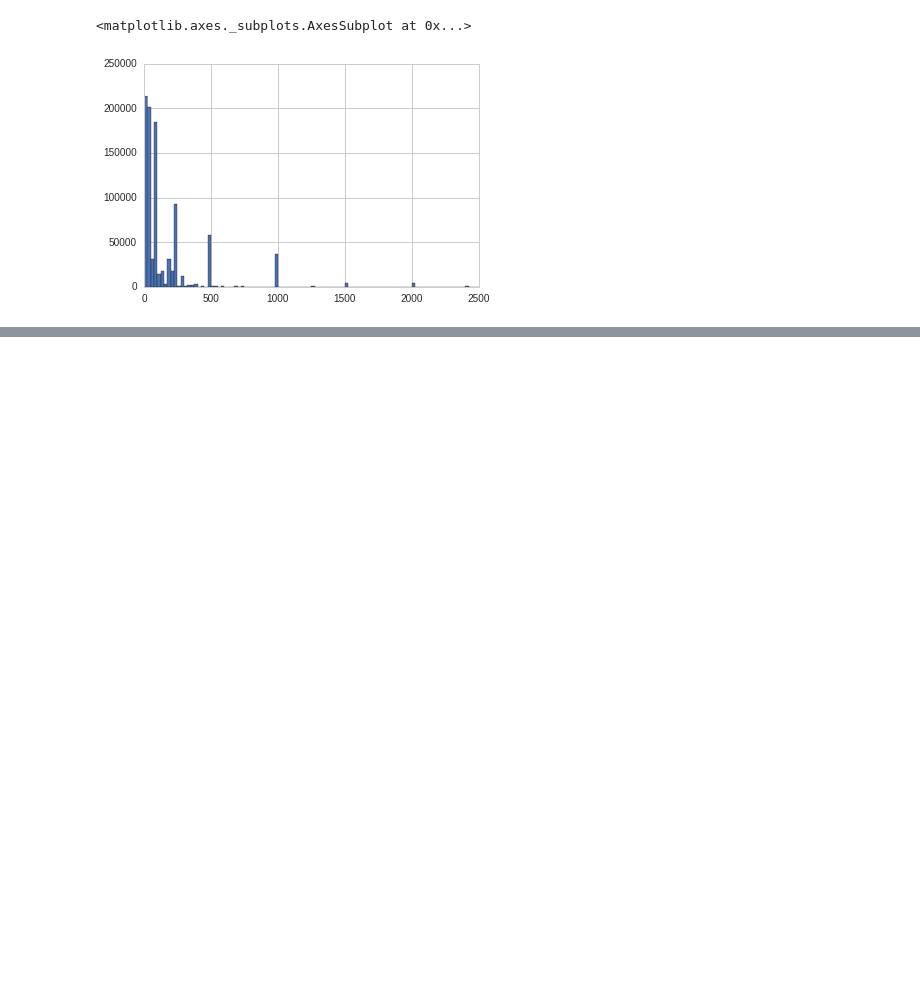
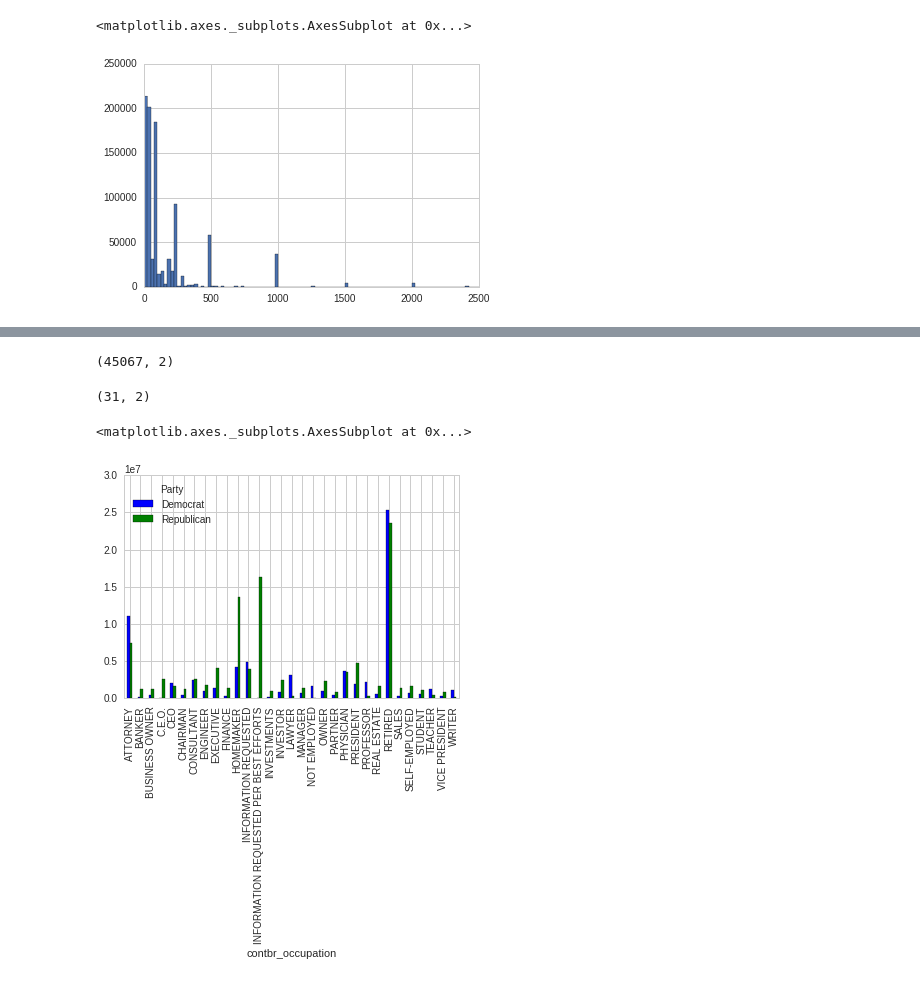
Before and after one commit to geoscientist/Intro_to_machine_learning, a Jupyter notebook: _demos/Election Data Analysis.ipynb, the cells around one changed output, grey strips where cells are left out. Drawn from its saved outputs; the diff is of its cells as text; code cells hidden in the pictures; blank space fills up the shorter version.

```diff
--- a/_demos/Election Data Analysis.ipynb
+++ b/_demos/Election Data Analysis.ipynb
@@ -272,0 +385,3 @@ com_don.hist(bins=100)
+# %%
+occupation_df = donor_df.pivot_table('contb_receipt_amt', index = 'contbr_occupation',
+                                    columns = 'Party', aggfunc='sum')
@@ -272,0 +398,15 @@ com_don.hist(bins=100)
+# %%
+occupation_df.shape
+# %% [output]
+(45067, 2)
+# %%
+occupation_df = occupation_df[occupation_df.sum(1) > 1000000]
+# %%
+occupation_df.shape
+# %% [output]
+(31, 2)
+# %%
+occupation_df.plot(kind = 'bar')
+# %% [output]
+<matplotlib.axes._subplots.AxesSubplot at 0x...>
+[figure, added]
```
Also changed, not shown: parts of 17 cells of this notebook.
